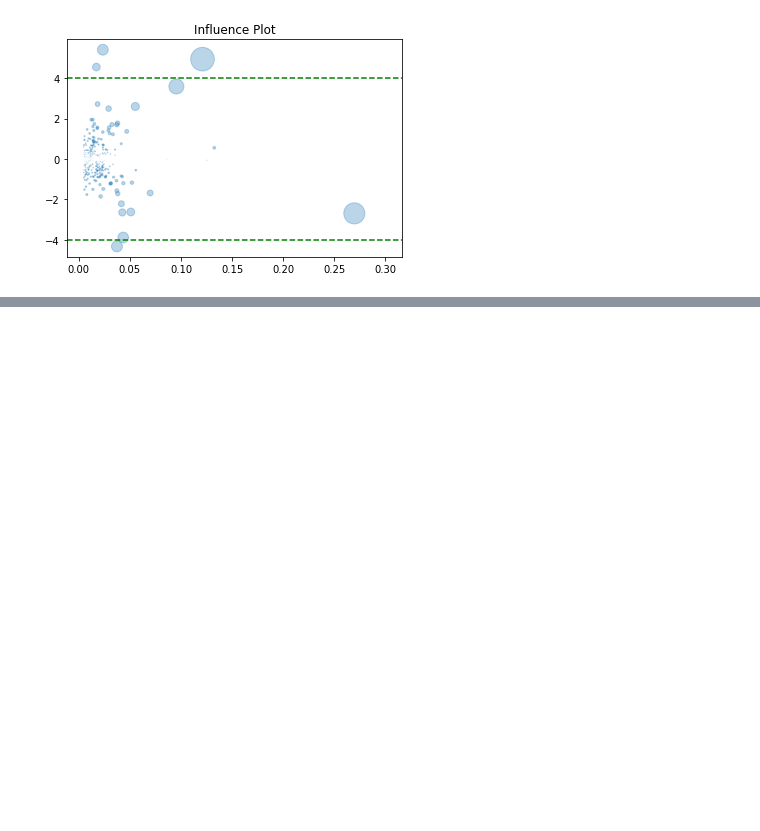
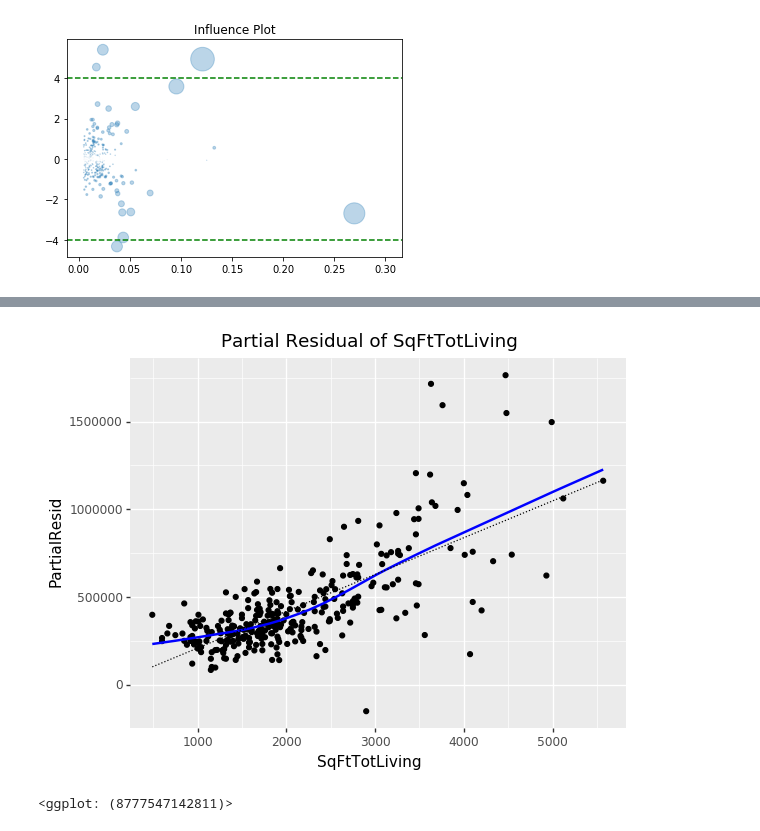
Before and after one commit to vanang/statistics-for-data-scientists-python, a Jupyter notebook: Notebooks/Chapter_4.ipynb, the cells around one changed output, grey strips where cells are left out. Cells and saved outputs as stored; diff of their text form; code cells hidden in the pictures; blank space fills up the shorter version.

```diff
--- a/Notebooks/Chapter_4.ipynb
+++ b/Notebooks/Chapter_4.ipynb
@@ -742,0 +777,15 @@ ggplot_df['pred'] = result_98105.predict()
+# %%
+p_resid_df = pd.DataFrame(result_98105.resid, columns=['resid'])
+p_resid_df['SqFtTotLiving'] = house_data_98105.SqFtTotLiving
+p_resid_df['Terms'] = result_98105.params.SqFtTotLiving * p_resid_df.SqFtTotLiving
+p_resid_df['PartialResid'] = p_resid_df.resid + p_resid_df.Terms
+
+(ggplot(p_resid_df, aes(x='SqFtTotLiving', y='PartialResid')) +
+     geom_point() + scale_shape(solid=False) +
+     geom_smooth(colour='blue', linetype='solid') +
+     geom_line(aes(x='SqFtTotLiving',y='Terms'), linetype='dotted') +
+     ggtitle('Partial Residual of SqFtTotLiving')
+)
+# %% [output]
+[figure, added]
+<ggplot: (8777547142811)>
```
Also changed, not shown: parts of 13 cells of this notebook.
